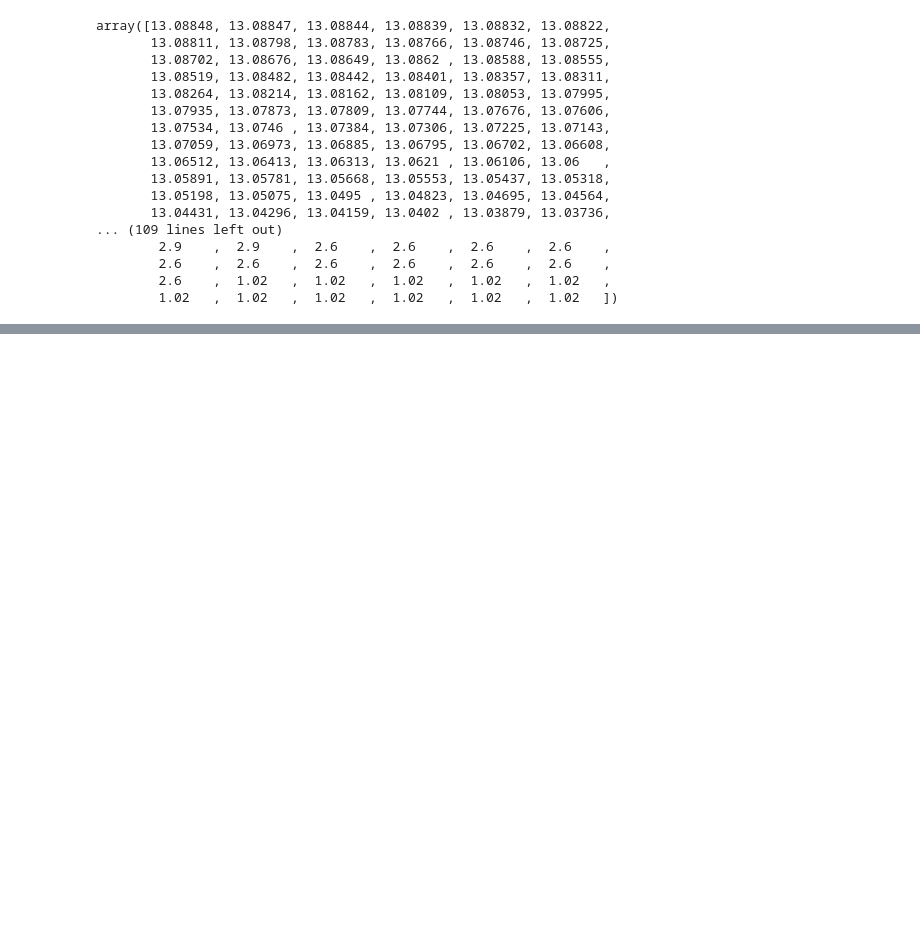
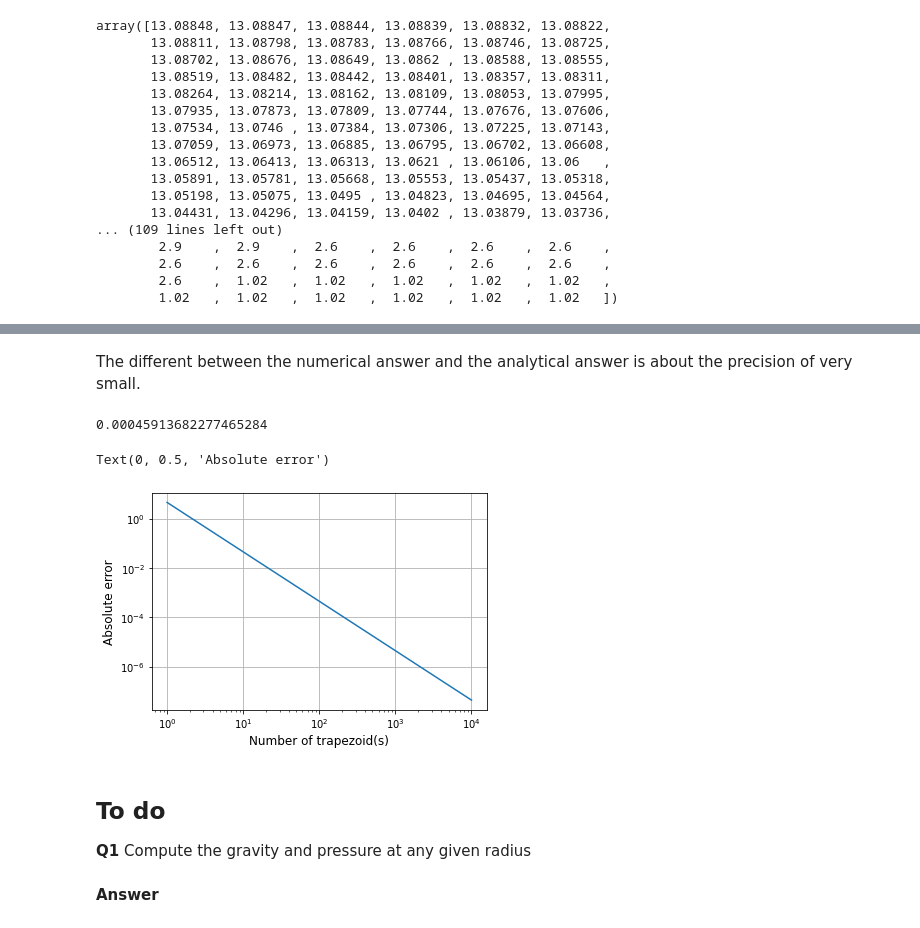
Before and after one commit to globalseismology/avni-courses.solid-earth-fundamentals, a Jupyter notebook: PS_2_Pressure_Plate_Motion_Quake_Magnitude/Pressure_Plate_Motion_Quake_Magnitude.ipynb, the cells around one changed output, grey strips where cells are left out. Drawn from its saved outputs; the diff is of its cells as text; code cells hidden in the pictures; blank space fills up the shorter version.

```diff
--- a/PS_2_Pressure_Plate_Motion_Quake_Magnitude/Pressure_Plate_Motion_Quake_Magnitude.ipynb
+++ b/PS_2_Pressure_Plate_Motion_Quake_Magnitude/Pressure_Plate_Motion_Quake_Magnitude.ipynb
@@ -107,0 +148,3 @@ array([13.08848, 13.08847, 13.08844, 13.08839, 13.08832, 13.08822,
+# %%
+x = np.linspace(0,3,100)
+y = x ** 2
@@ -107,0 +154,29 @@ array([13.08848, 13.08847, 13.08844, 13.08839, 13.08832, 13.08822,
+# %% [markdown]
+The different between the numerical answer and the analytical answer is about the precision of very small.
+# %%
+# compare the computed values with the analytical answer
+integral - 9
+# %% [output]
+0.00045913682277465284
+# %%
+N = np.array([2, 5, 10, 20, 50, 100, 200, 500, 1000, 2000, 5000, 10000])
+err = np.zeros(shape=np.shape(N))
+
+for ii, n in enumerate(N):
+    x = np.linspace(0,3,n)
+    y = x ** 2
+    err[ii] = integrate.trapezoid(y, x) - 9
+
+plt.loglog(N-1,diff)
+plt.grid()
+plt.xlabel('Number of trapezoid(s)', fontsize=12)
+plt.ylabel('Absolute error', fontsize=12)
+# %% [output]
+Text(0, 0.5, 'Absolute error')
+[figure, added]
+# %% [markdown]
+## To do
+
+**Q1** Compute the gravity and pressure at any given radius
+# %% [markdown]
+**Answer**
```
Also changed, not shown: parts of 27 cells of this notebook.
